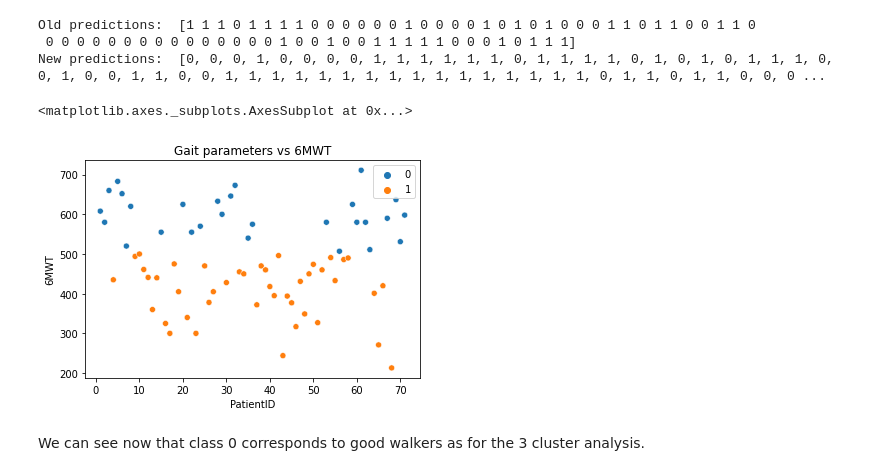
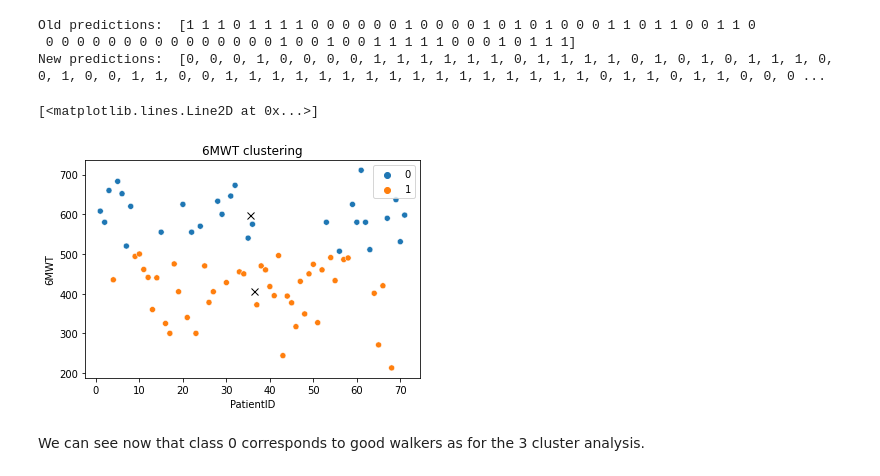
Before and after one commit to paulinegut/Gait-analysis, a Jupyter notebook: FinalProject_6MWTprediction.ipynb, the cells around one changed output. Cells and saved outputs as stored; diff of their text form; code cells hidden in the pictures.

```diff
--- a/FinalProject_6MWTprediction.ipynb
+++ b/FinalProject_6MWTprediction.ipynb
@@ -658,0 +720,2 @@ Let's apply k-means clustering.
+# %%
+demographics = demographics.drop(columns=['Walking_2group_meanbased'])
@@ -775,11 +856,12 @@ Old predictions:  [1 1 1 0 1 1 1 1 0 0 0 0 0 0 1 0 0 0 0 1 0 1 0 1 0 0 0 1 1 0 1
  0 0 0 0 0 0 0 0 0 0 0 0 0 0 0 1 0 0 1 0 0 1 1 1 1 1 0 0 0 1 0 1 1 1]
 New predictions:  [0, 0, 0, 1, 0, 0, 0, 0, 1, 1, 1, 1, 1, 1, 0, 1, 1, 1, 1, 0, 1, 0, 1, 0, 1, 1, 1, 0, 0, 1, 0, 0, 1, 1, 0, 0, 1, 1, 1, 1, 1, 1, 1, 1, 1, 1, 1, 1, 1, 1, 1, 1, 0, 1, 1, 0, 1, 1, 0, 0, 0 ...
 # %%
-plt.title('Gait parameters vs 6MWT')
+plt.title('6MWT clustering')
 sns.scatterplot(x = X['PatientID'], y = X['6MWT'], hue = newpredictions)
+plt.plot(model.cluster_centers_[:,0], model.cluster_centers_[:,1], 'xk', markersize=7)
 # %% [output]
-<matplotlib.axes._subplots.AxesSubplot at 0x...>
+[<matplotlib.lines.Line2D at 0x...>]
-[figure, old version]
+[figure, new version]
 # %% [markdown]
 We can see now that class 0 corresponds to good walkers as for the 3 cluster analysis.
 # %% [markdown]
```
Also changed, not shown: parts of 24 cells of this notebook.
